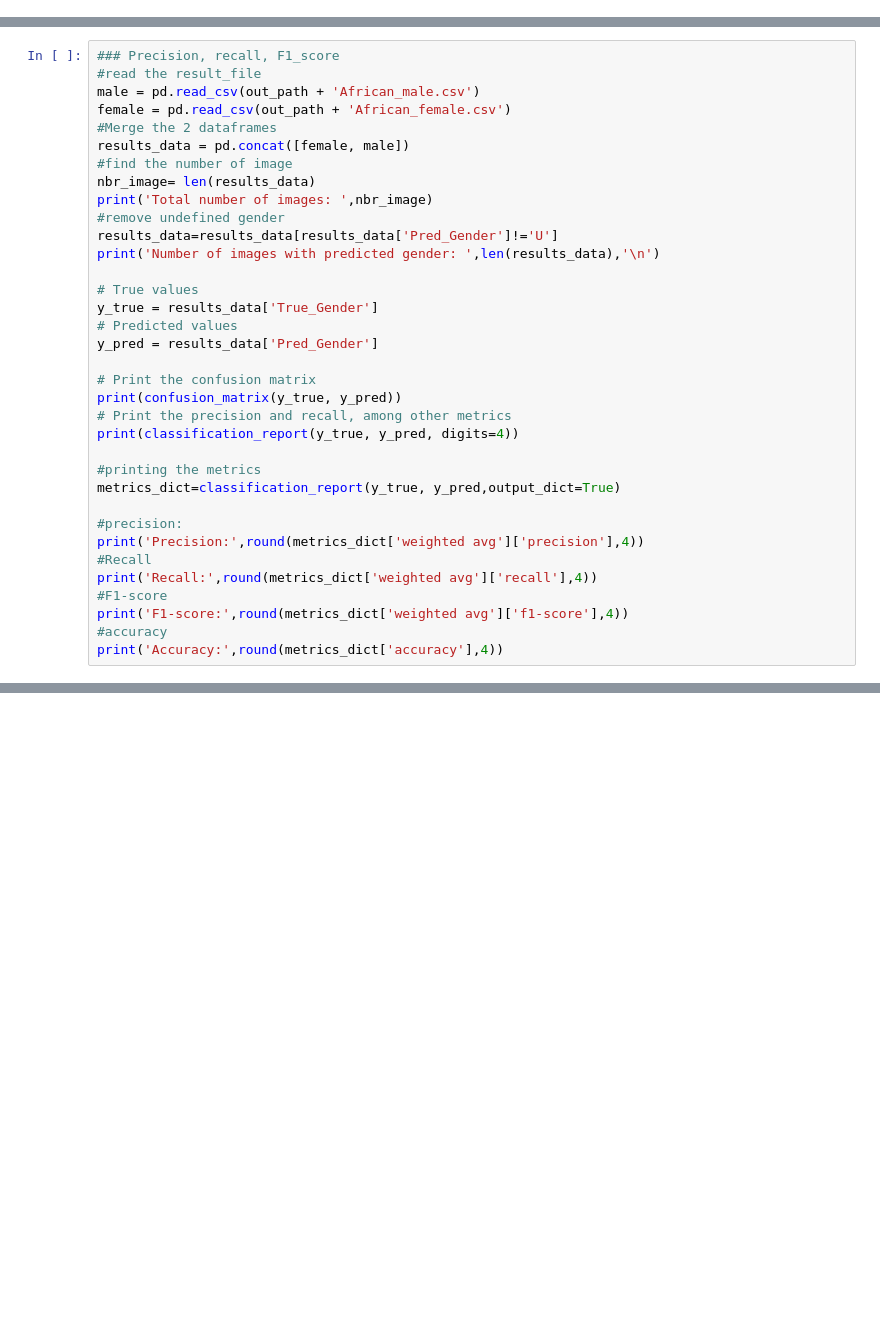
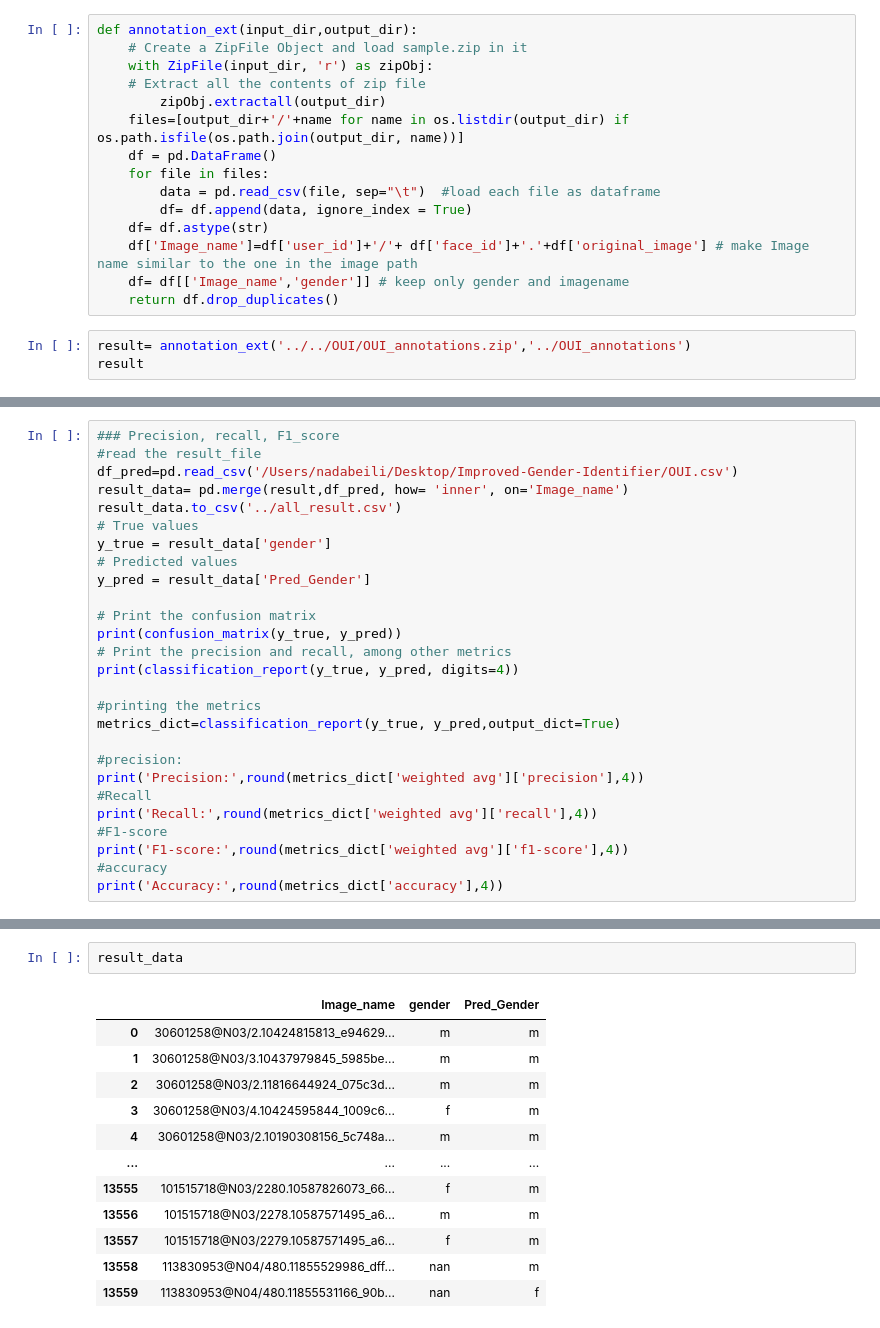
Before and after one commit to gesiscss/Improved-Gender-Identifier, a Jupyter notebook: GIGIDL/Combined Code/Overall_code_new.ipynb, the cells around one changed output, grey strips where cells are left out. Cells and saved outputs as stored; diff of their text form; blank space fills up the shorter version.

```diff
--- a/GIGIDL/Combined Code/Overall_code_new.ipynb
+++ b/GIGIDL/Combined Code/Overall_code_new.ipynb
@@ -98,0 +138,18 @@ with open(result_file, 'w', newline='') as myfile:             # Here output wri
+# %%
+def annotation_ext(input_dir,output_dir):
+    # Create a ZipFile Object and load sample.zip in it
+    with ZipFile(input_dir, 'r') as zipObj:
+    # Extract all the contents of zip file
+        zipObj.extractall(output_dir)
+    files=[output_dir+'/'+name for name in os.listdir(output_dir) if os.path.isfile(os.path.join(output_dir, name))]
+    df = pd.DataFrame()
+    for file in files:
+        data = pd.read_csv(file, sep="\t")  #load each file as dataframe
+        df= df.append(data, ignore_index = True)
+    df= df.astype(str)
+    df['Image_name']=df['user_id']+'/'+ df['face_id']+'.'+df['original_image'] # make Image name similar to the one in the image path
+    df= df[['Image_name','gender']] # keep only gender and imagename
+    return df.drop_duplicates()
+# %%
+result= annotation_ext('../../OUI/OUI_annotations.zip','../OUI_annotations')
+result
@@ -99,21 +170,13 @@ with open(result_file, 'w', newline='') as myfile:             # Here output wri
 # %%
 ### Precision, recall, F1_score
 #read the result_file
-male = pd.read_csv(out_path + 'African_male.csv')
-female = pd.read_csv(out_path + 'African_female.csv')
-#Merge the 2 dataframes
-results_data = pd.concat([female, male])
-#find the number of image
-nbr_image= len(results_data)
-print('Total number of images: ',nbr_image)
-#remove undefined gender
-results_data=results_data[results_data['Pred_Gender']!='U']
-print('Number of images with predicted gender: ',len(results_data),'\n')
-
+df_pred=pd.read_csv('/Users/nadabeili/Desktop/Improved-Gender-Identifier/OUI.csv')
+result_data= pd.merge(result,df_pred, how= 'inner', on='Image_name')
+result_data.to_csv('../all_result.csv')
 # True values
-y_true = results_data['True_Gender']
+y_true = result_data['gender']
 # Predicted values
-y_pred = results_data['Pred_Gender']
+y_pred = result_data['Pred_Gender']
 
 # Print the confusion matrix
 print(confusion_matrix(y_true, y_pred))
@@ -133,0 +217,15 @@ print('Accuracy:',round(metrics_dict['accuracy'],4))
+# %%
+result_data
+# %% [output]
+|  | Image_name | gender | Pred_Gender |
+| 0 | 30601258@N03/2.10424815813_e94629... | m | m |
+| 1 | 30601258@N03/3.10437979845_5985be... | m | m |
+| 2 | 30601258@N03/2.11816644924_075c3d... | m | m |
+| 3 | 30601258@N03/4.10424595844_1009c6... | f | m |
+| 4 | 30601258@N03/2.10190308156_5c748a... | m | m |
+| ... | ... | ... | ... |
+| 13555 | 101515718@N03/2280.10587826073_66... | f | m |
+| 13556 | 101515718@N03/2278.10587571495_a6... | m | m |
+| 13557 | 101515718@N03/2279.10587571495_a6... | f | m |
+| 13558 | 113830953@N04/480.11855529986_dff... | nan | m |
+| 13559 | 113830953@N04/480.11855531166_90b... | nan | f |
```
Also changed, not shown: parts of 9 cells of this notebook.
